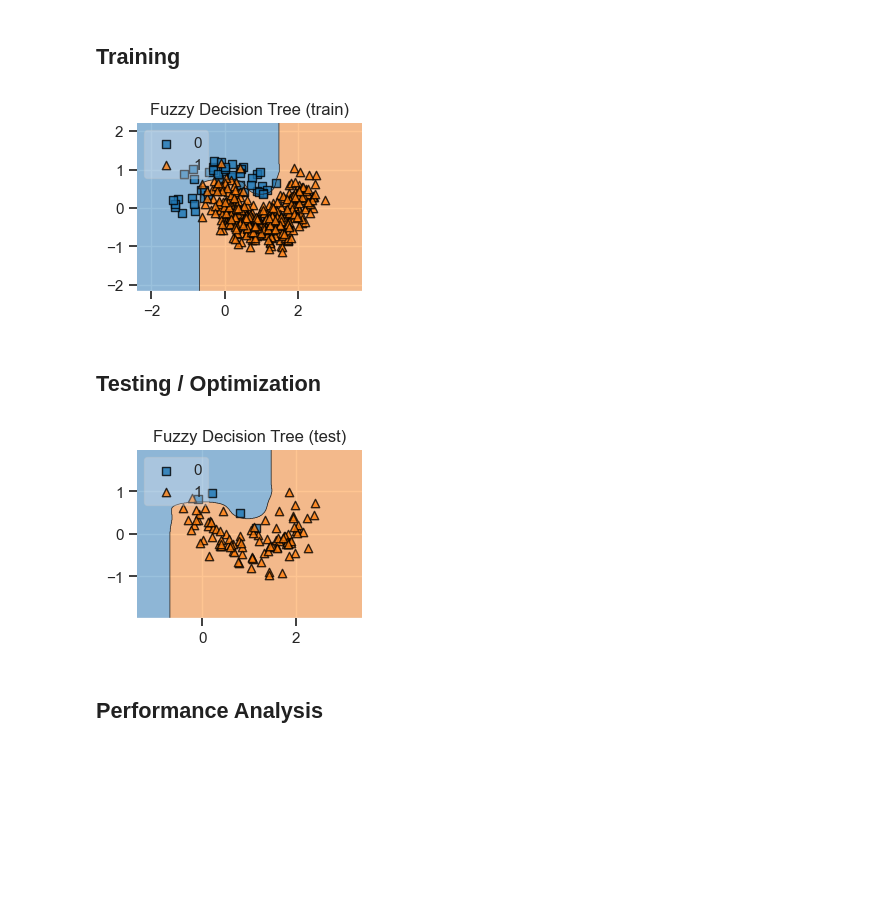
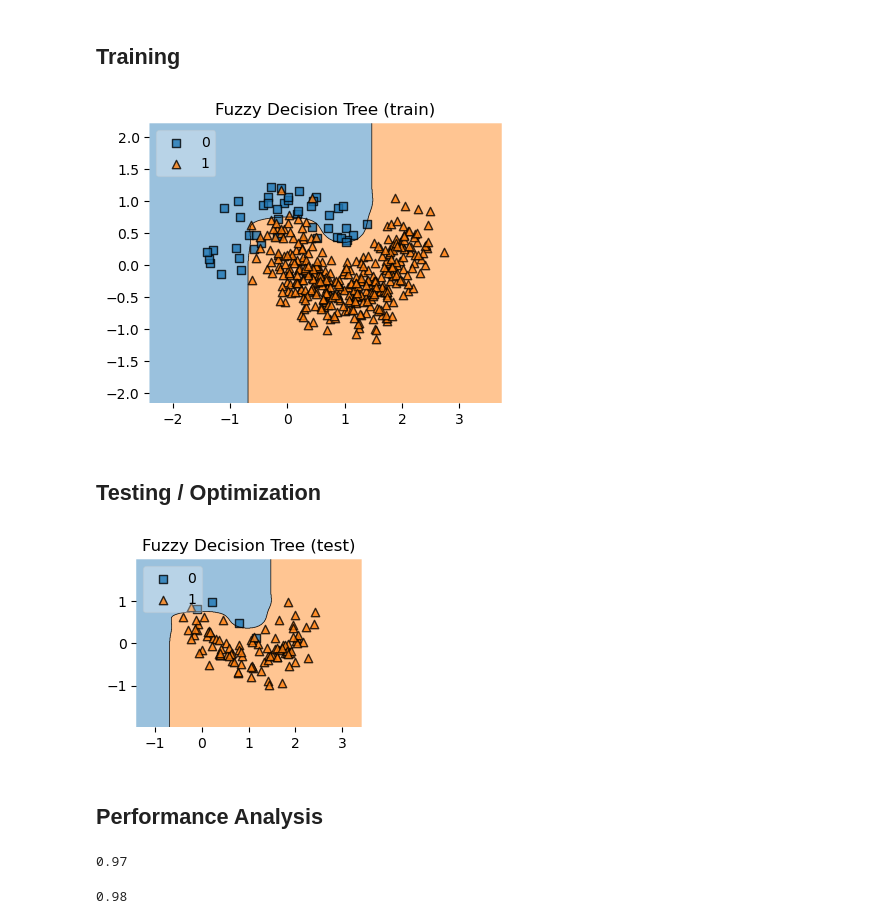
Before and after one commit to anishkudupudi/MDST-Tutorial, a Jupyter notebook: Optional Challenges/ML Focus/ml_challenge.ipynb, the cells around one changed output. Cells and saved outputs as stored; diff of their text form; code cells hidden in the pictures; blank space fills up the shorter version.

```diff
--- a/Optional Challenges/ML Focus/ml_challenge.ipynb
+++ b/Optional Challenges/ML Focus/ml_challenge.ipynb
@@ -24,24 +24,39 @@ X, y = make_moons(random_state=42, n_samples=(50, 450), noise=0.25)
 # %% [markdown]
 ## Training
 # %%
+gs = gridspec.GridSpec(2, 2)
+fig = plt.figure(figsize=(10, 8))
+labels = ["Fuzzy Decision Tree"]
+
+#setting 20% of the data for testing
 X_train, X_test, y_train, y_test = train_test_split(X, y, test_size=0.2, random_state=42)
 
 clf_fuzz = FuzzyDecisionTreeClassifier().fit(X_train, y_train)
 
-for clf, lab, grd in zip([clf_fuzz, clf_sk], labels, [[0, 0], [0, 1]]):
+#visualization of training data
+for clf, lab, grd in zip([clf_fuzz], labels, [[0, 0], [0, 1]]):
     plt.subplot(gs[grd[0], grd[1]])
     plot_decision_regions(X=X_train, y=y_train, clf=clf, legend=2)
     plt.title("%s (train)" % lab)
 # %% [output]
-[figure, old version]
+[figure, new version]
 # %% [markdown]
 ## Testing / Optimization
 # %%
-for clf, lab, grd in zip([clf_fuzz, clf_sk], labels, [[0, 0], [0, 1]]):
+#visualization of testing data
+for clf, lab, grd in zip([clf_fuzz], labels, [[0, 0], [0, 1]]):
     plt.subplot(gs[grd[0] + 1, grd[1]])
     plot_decision_regions(X=X_test, y=y_test, clf=clf, legend=2)
     plt.title("%s (test)" % lab)
 # %% [output]
-[figure, old version]
+[figure, new version]
 # %% [markdown]
 ## Performance Analysis
+# %%
+clf.score(X_train, y_train)
+# %% [output]
+0.97
+# %%
+clf.score(X_test, y_test)
+# %% [output]
+0.98
```
